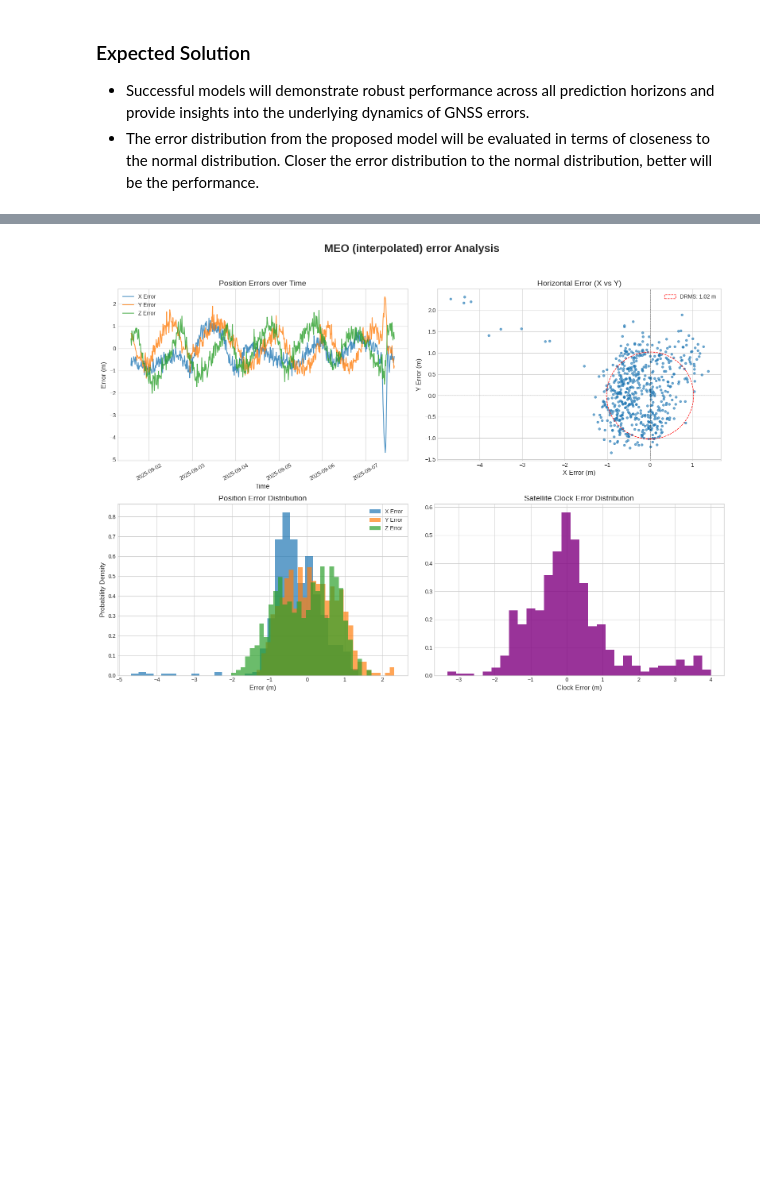
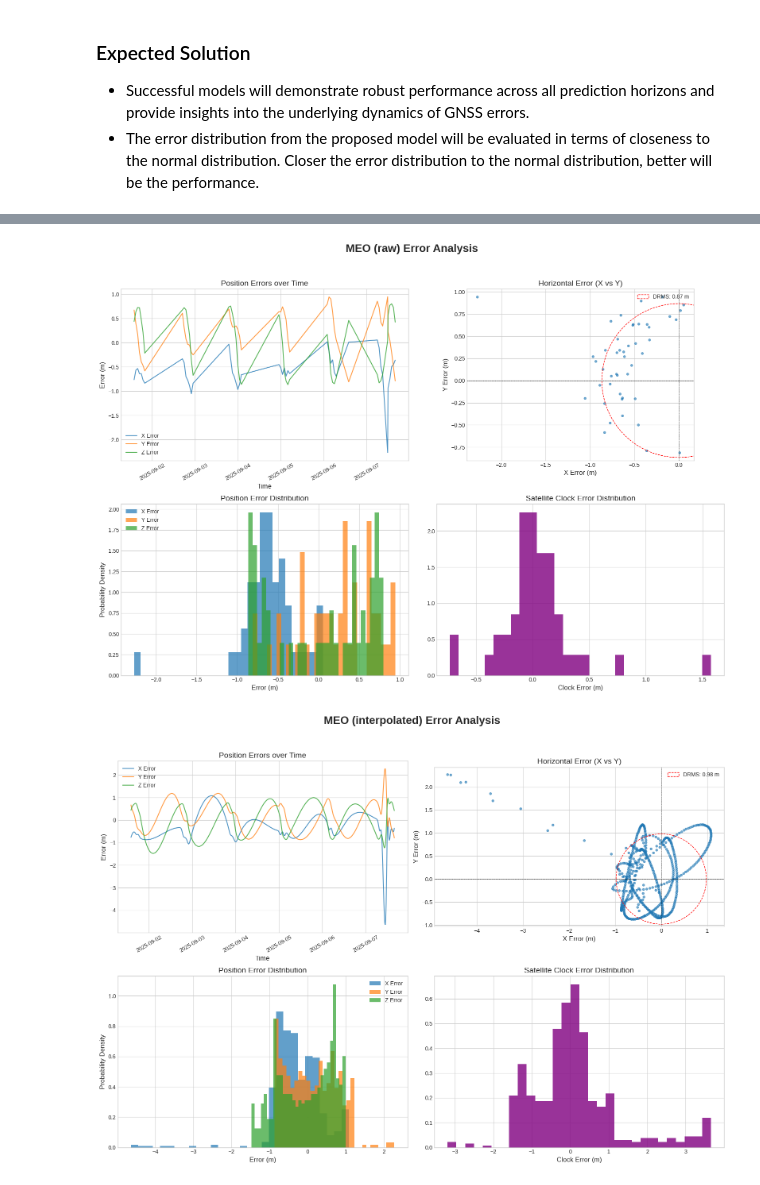
Before and after one commit to Velox0/sih, a Jupyter notebook: main.ipynb, the cells around one changed output, grey strips where cells are left out. Saved outputs shown, nothing was run; the diff lists cells and outputs as text; code cells hidden in the pictures; blank space fills up the shorter version.

Commit message:
Removed synthtic noise Why did i even add it in the first place?

```diff
--- a/main.ipynb
+++ b/main.ipynb
@@ -25,6 +25,12 @@ import pandas as pd
 import numpy as np
 from scipy.interpolate import CubicSpline
 # %%
+ds_path = {
+  'geo': 'DATA_GEO_Train.csv',
+  'meo': 'DATA_MEO_Train.csv',
+  'meo2': 'DATA_MEO_Train2.csv',
+}
+
 def df_from_csv(file_path):
     """
     Reads a time-series CSV, and returns it as dataframe
@@ -62,12 +68,12 @@ def interpolate_dataset(file_path, sat_type):
         cs = CubicSpline(time_sec, df[col])
         interpolated[col] = cs(full_time_sec)
 
-        mask_new_points = ~full_time.isin(df['utc_time'])
-        if mask_new_points.any(): # Only add noise if there are new points
-            residual_std = df[col].diff().std()
-            if pd.notna(residual_std) and residual_std > 0:
-                noise = np.random.normal(0, residual_std * 0.5, len(full_time))
-                interpolated.loc[mask_new_points, col] += noise[mask_new_points]
+        # mask_new_points = ~full_time.isin(df['utc_time'])
+        # if mask_new_points.any(): # Only add noise if there are new points
+        #     residual_std = df[col].diff().std()
+        #     if pd.notna(residual_std) and residual_std > 0:
+        #         noise = np.random.normal(0, residual_std * 0.5, len(full_time))
+        #         interpolated.loc[mask_new_points, col] += noise[mask_new_points]
 
     # 6. Restore original values efficiently using .update()
     df_indexed = df.set_index('utc_time')
@@ -79,16 +85,16 @@ def interpolate_dataset(file_path, sat_type):
     interpolated['sat_type'] = sat_type
     return interpolated
 # %%
-meo_exp = interpolate_dataset("DATA_MEO_Train.csv", "MEO")
-geo_exp = interpolate_dataset("DATA_GEO_Train.csv", "GEO")
-meo2_exp = interpolate_dataset("DATA_MEO_Train2.csv", "MEO")
+meo_exp = interpolate_dataset(ds_path['meo'], 'MEO')
+geo_exp = interpolate_dataset(ds_path['geo'], 'GEO')
+meo2_exp = interpolate_dataset(ds_path['meo2'], 'MEO')
 # %%
 import matplotlib.pyplot as plt
 import matplotlib.patches as patches
 # %%
 def plot_gnss_errors(df, title="GNSS Error Analysis"):
     """
-    Generates a comprehensive 2x2 plot for GNSS error analysis from a DataFrame.
+    Generates a comprehensive 2x2 plot for GNSS Error Analysis from a DataFrame.
 
     Args:
         df (pd.DataFrame): DataFrame with columns 'utc_time', 'x_error (m)',
@@ -153,5 +160,7 @@ plot_gnss_errors(geo_exp, "GEO (interpolated) error Analysis")
 # %%
-plot_gnss_errors(meo_exp, "MEO (interpolated) error Analysis")
+plot_gnss_errors(df_from_csv(ds_path['meo']), 'MEO (raw) Error Analysis')
+plot_gnss_errors(meo_exp, 'MEO (interpolated) Error Analysis')
 # %% [output]
-[figure, old version]
+[figure, new version]
+[figure, added]
 # %%
```
Also changed, not shown: parts of 2 cells of this notebook.
